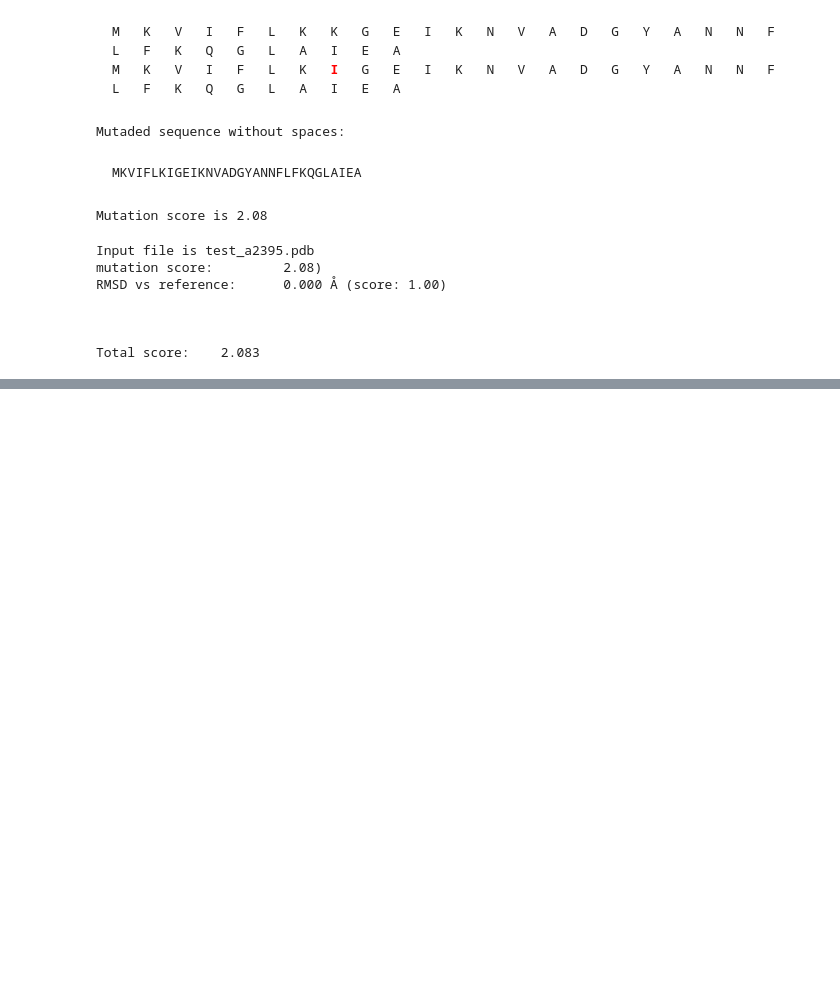
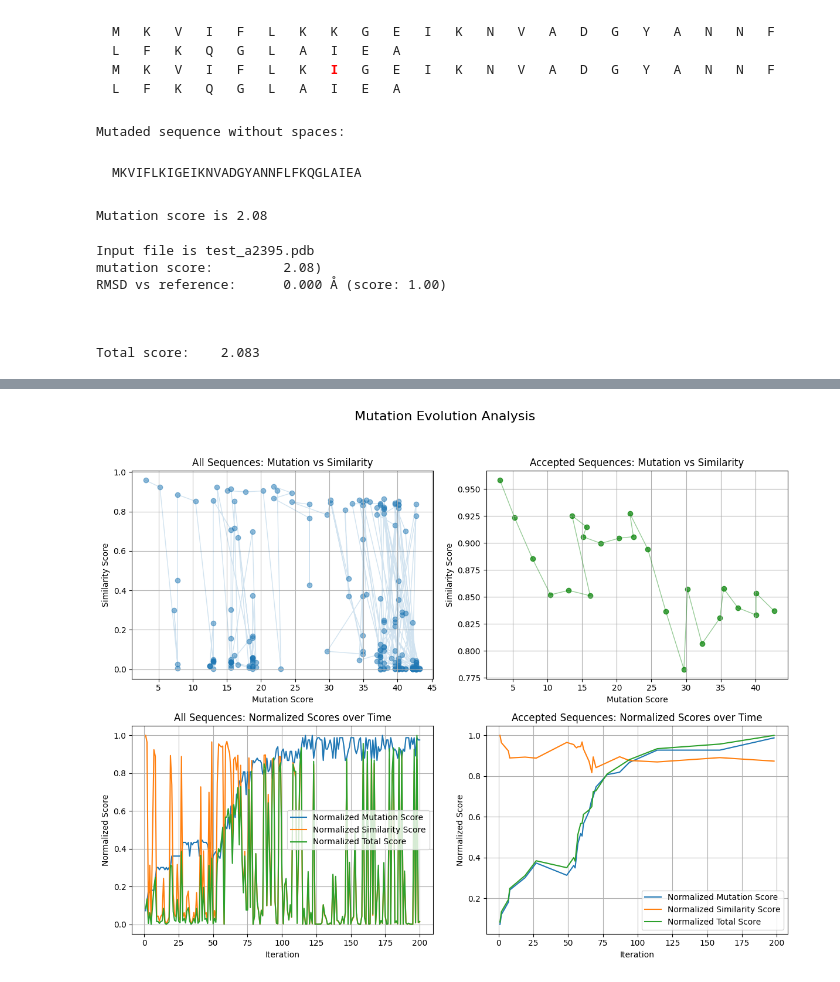
Before and after one commit to bforsbe/SK2534, a Jupyter notebook: omegafold.ipynb, the cells around one changed output, grey strips where cells are left out. Drawn from its saved outputs; the diff is of its cells as text; code cells hidden in the pictures; blank space fills up the shorter version.

```diff
--- a/omegafold.ipynb
+++ b/omegafold.ipynb
@@ -724,0 +772,81 @@ Total number of accepted mutations: 8
+# %%
+#@title Plot sequence history
+
+import matplotlib.pyplot as plt
+import numpy as np
+
+# Assuming the history dictionary is loaded from the previous cell
+# history = np.load(history_filename.replace('.pkl', '.npy'), allow_pickle=True).item()
+
+all_iterations = history['all_iterations']
+all_mutation_scores = history['all_mutation_scores']
+all_sim_scores = history['all_sim_scores']
+all_total_scores = history['all_total_scores']
+
+accepted_iterations = history['accepted_iterations']
+accepted_mutation_scores = history['accepted_mutation_scores']
+accepted_sim_scores = history['accepted_sim_scores']
+accepted_total_scores = history['accepted_total_scores']
+
+# Normalize scores for the time series plots
+# Find the max values across both all and accepted scores to normalize consistently
+max_mutation_score = max(max(all_mutation_scores) if all_mutation_scores else 0,
+                         max(accepted_mutation_scores) if accepted_mutation_scores else 0)
+max_sim_score = max(max(all_sim_scores) if all_sim_scores else 0,
+                    max(accepted_sim_scores) if accepted_sim_scores else 0)
+max_total_score = max(max(all_total_scores) if all_total_scores else 0,
+                      max(accepted_total_scores) if accepted_total_scores else 0)
+
+
+normalized_all_mutation_scores = [score / max_mutation_score if max_mutation_score > 0 else 0 for score in all_mutation_scores]
+normalized_all_sim_scores = [score / max_sim_score if max_sim_score > 0 else 0 for score in all_sim_scores]
+normalized_all_total_scores = [score / max_total_score if max_total_score > 0 else 0 for score in all_total_scores]
+
+normalized_accepted_mutation_scores = [score / max_mutation_score if max_mutation_score > 0 else 0 for score in accepted_mutation_scores]
+normalized_accepted_sim_scores = [score / max_sim_score if max_sim_score > 0 else 0 for score in accepted_sim_scores]
+normalized_accepted_total_scores = [score / max_total_score if max_total_score > 0 else 0 for score in accepted_total_scores]
+
+
+fig, axes = plt.subplots(2, 2, figsize=(12, 10))
+fig.suptitle('Mutation Evolution Analysis', fontsize=16)
+
+# Subplot 1: All sequences - Mutation vs Similarity Scatter
+axes[0, 0].scatter(all_mutation_scores, all_sim_scores, alpha=0.5, label='All Mutations')
+axes[0, 0].plot(all_mutation_scores, all_sim_scores, alpha=0.2, linestyle='-', linewidth=1)
+axes[0, 0].set_xlabel('Mutation Score')
+axes[0, 0].set_ylabel('Similarity Score')
+axes[0, 0].set_title('All Sequences: Mutation vs Similarity')
+axes[0, 0].grid(True)
+
+# Subplot 2: Accepted sequences - Mutation vs Similarity Scatter
+axes[0, 1].scatter(accepted_mutation_scores, accepted_sim_scores, color='green', alpha=0.7, label='Accepted Mutations')
+axes[0, 1].plot(accepted_mutation_scores, accepted_sim_scores, color='green', alpha=0.4, linestyle='-', linewidth=1)
+axes[0, 1].set_xlabel('Mutation Score')
+axes[0, 1].set_ylabel('Similarity Score')
+axes[0, 1].set_title('Accepted Sequences: Mutation vs Similarity')
+axes[0, 1].grid(True)
+
+# Subplot 3: All sequences - Scores over Time (Normalized)
+axes[1, 0].plot(all_iterations, normalized_all_mutation_scores, label='Normalized Mutation Score')
+axes[1, 0].plot(all_iterations, normalized_all_sim_scores, label='Normalized Similarity Score')
+axes[1, 0].plot(all_iterations, normalized_all_total_scores, label='Normalized Total Score')
+axes[1, 0].set_xlabel('Iteration')
+axes[1, 0].set_ylabel('Normalized Score')
+axes[1, 0].set_title('All Sequences: Normalized Scores over Time')
+axes[1, 0].legend()
+axes[1, 0].grid(True)
+
+# Subplot 4: Accepted sequences - Scores over Time (Normalized)
+axes[1, 1].plot(accepted_iterations, normalized_accepted_mutation_scores, label='Normalized Mutation Score')
+axes[1, 1].plot(accepted_iterations, normalized_accepted_sim_scores, label='Normalized Similarity Score')
+axes[1, 1].plot(accepted_iterations, normalized_accepted_total_scores, label='Normalized Total Score')
+axes[1, 1].set_xlabel('Iteration')
+axes[1, 1].set_ylabel('Normalized Score')
+axes[1, 1].set_title('Accepted Sequences: Normalized Scores over Time')
+axes[1, 1].legend()
+axes[1, 1].grid(True)
+
+plt.tight_layout(rect=[0, 0.03, 1, 0.95]) # Adjust layout to prevent title overlap
+plt.show()
+# %% [output]
+[figure, added]
```
Also changed, not shown: parts of 6 cells of this notebook.
